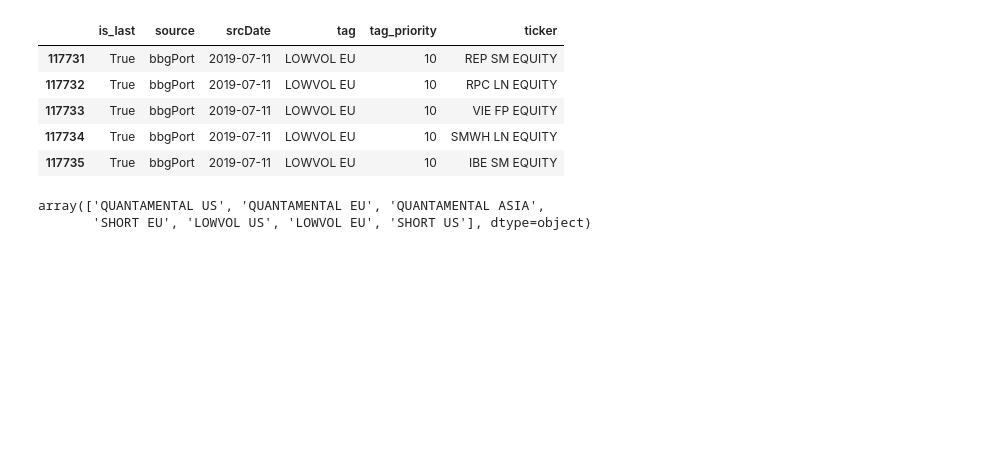
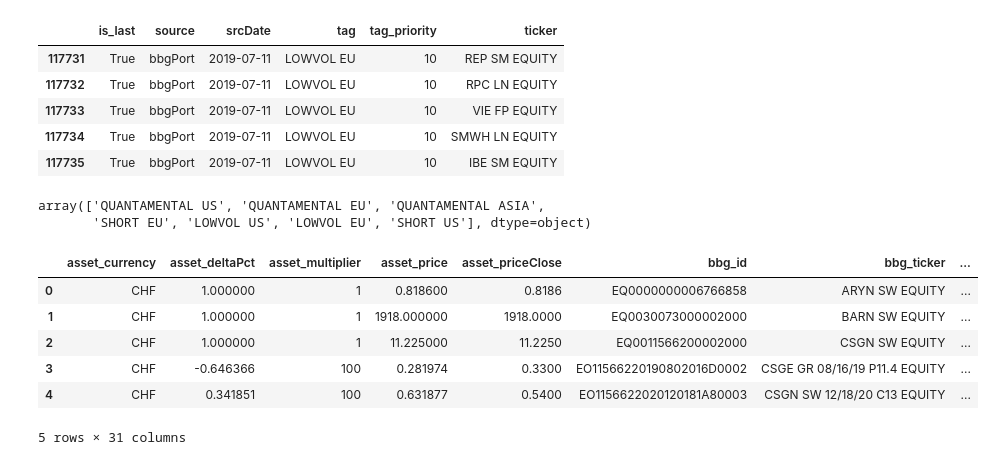
Before and after one commit to stouff-capital/com-stouffcapital-tableau, a Jupyter notebook: tests.ipynb, the cells around one changed output. Cells and saved outputs as stored; diff of their text form; code cells hidden in the pictures; blank space fills up the shorter version.

```diff
--- a/tests.ipynb
+++ b/tests.ipynb
@@ -653,0 +658,11 @@ array(['QUANTAMENTAL US', 'QUANTAMENTAL EU', 'QUANTAMENTAL ASIA',
+# %%
+df_book = pd.read_json('http://localhost:5000/tableau/data/bookexposure/last')
+df_book.head()
+# %% [output]
+|  | asset_currency | asset_deltaPct | asset_multiplier | asset_price | asset_priceClose | bbg_id | bbg_ticker | ... |
+| 0 | CHF | 1.000000 | 1 | 0.818600 | 0.8186 | EQ0000000006766858 | ARYN SW EQUITY | ... |
+| 1 | CHF | 1.000000 | 1 | 1918.000000 | 1918.0000 | EQ0030073000002000 | BARN SW EQUITY | ... |
+| 2 | CHF | 1.000000 | 1 | 11.225000 | 11.2250 | EQ0011566200002000 | CSGN SW EQUITY | ... |
+| 3 | CHF | -0.646366 | 100 | 0.281974 | 0.3300 | EO11566220190802016D0002 | CSGE GR 08/16/19 P11.4 EQUITY | ... |
+| 4 | CHF | 0.341851 | 100 | 0.631877 | 0.5400 | EO1156622020120181A80003 | CSGN SW 12/18/20 C13 EQUITY | ... |
+5 rows × 31 columns
```
Also changed, not shown: parts of 3 cells of this notebook, 3 other files.
